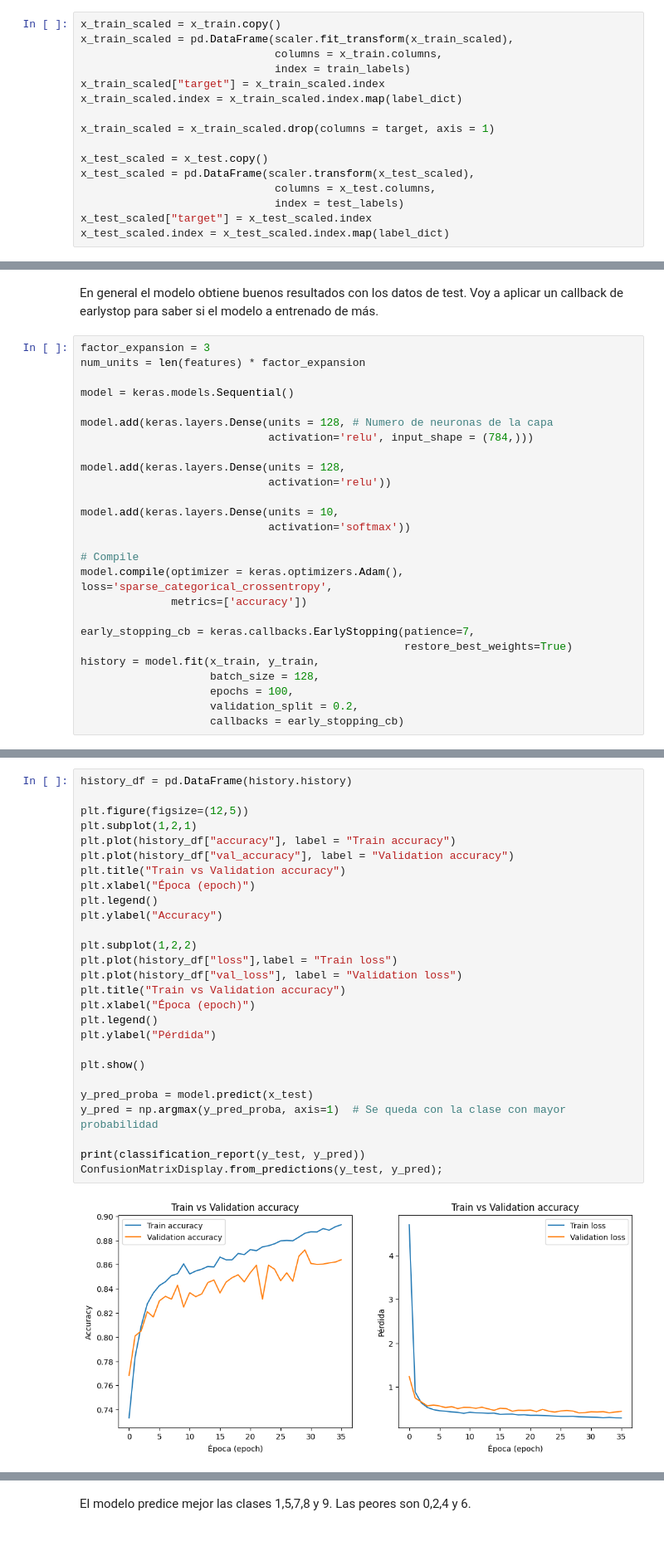
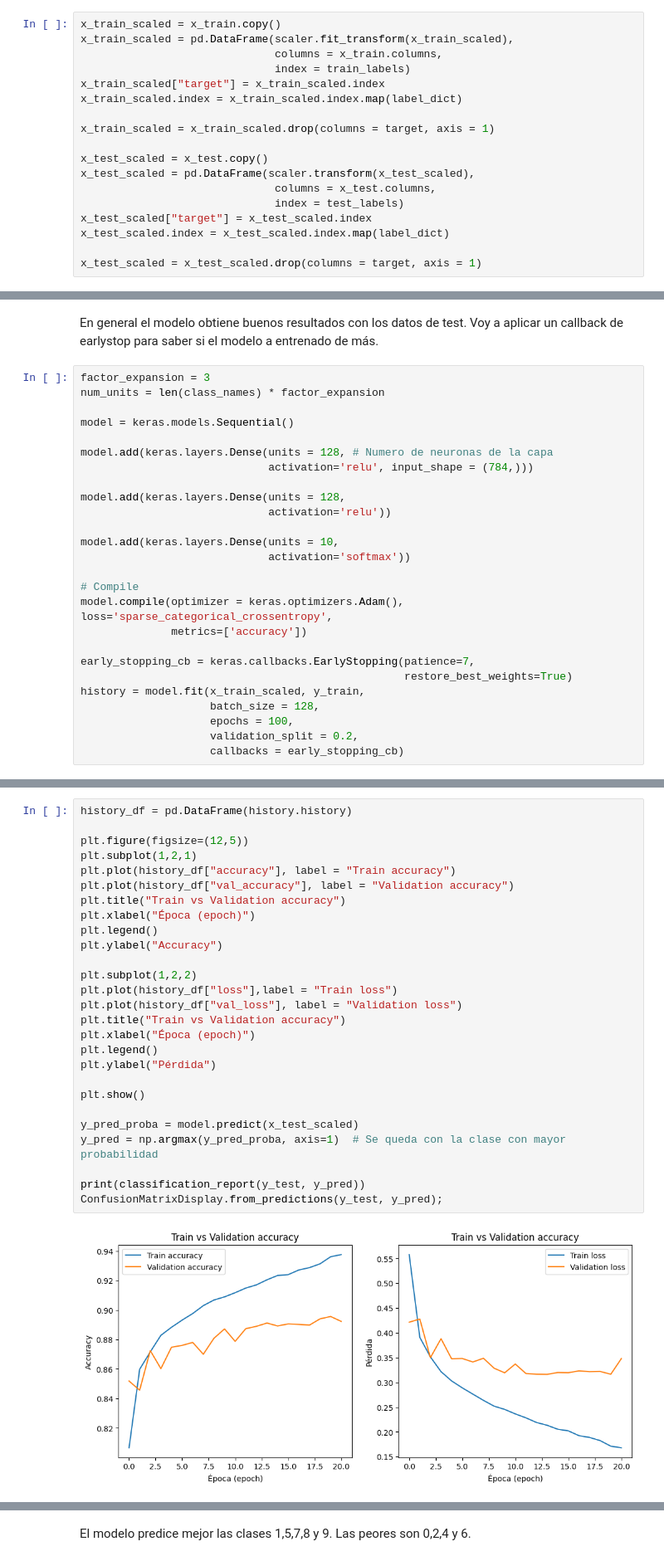
Before and after one commit to jacobo010/ONLINE_DS_THEBRIDGE_jacobo, a Jupyter notebook: Programacion_basica/Sprint16/Unidad_02/Practica_obligatoria/18_Practica_Obligatoria_Introduccion_Keras.ipynb, the cells around one changed output, grey strips where cells are left out. Shown at 83% size. Drawn from its saved outputs; the diff is of its cells as text.

```diff
--- a/Programacion_basica/Sprint16/Unidad_02/Practica_obligatoria/18_Practica_Obligatoria_Introduccion_Keras.ipynb
+++ b/Programacion_basica/Sprint16/Unidad_02/Practica_obligatoria/18_Practica_Obligatoria_Introduccion_Keras.ipynb
@@ -241,6 +237,8 @@ x_test_scaled = pd.DataFrame(scaler.transform(x_test_scaled),
                               index = test_labels)
 x_test_scaled["target"] = x_test_scaled.index
 x_test_scaled.index = x_test_scaled.index.map(label_dict)
+
+x_test_scaled = x_test_scaled.drop(columns = target, axis = 1)
 # %%
 history = model.fit(x_train_scaled, y_train,
                     batch_size = 128,
@@ -321,7 +319,7 @@ array([0., 1., 0., 0., 0., 0., 0., 0., 0., 0.], dtype=float32)
 En general el modelo obtiene buenos resultados con los datos de test. Voy a aplicar un callback de earlystop para saber si el modelo a entrenado de más.
 # %%
 factor_expansion = 3
-num_units = len(features) * factor_expansion
+num_units = len(class_names) * factor_expansion
 
 model = keras.models.Sequential()
 
@@ -340,7 +338,7 @@ model.compile(optimizer = keras.optimizers.Adam(), loss='sparse_categorical_cros
 
 early_stopping_cb = keras.callbacks.EarlyStopping(patience=7,
                                                   restore_best_weights=True)
-history = model.fit(x_train, y_train,
+history = model.fit(x_train_scaled, y_train,
                     batch_size = 128,
                     epochs = 100,
                     validation_split = 0.2,
@@ -367,32 +364,32 @@ Epoch 36/100
 # %%
 history_df = pd.DataFrame(history.history)
 
 plt.figure(figsize=(12,5))
 plt.subplot(1,2,1)
 plt.plot(history_df["accuracy"], label = "Train accuracy")
 plt.plot(history_df["val_accuracy"], label = "Validation accuracy")
 plt.title("Train vs Validation accuracy")
 plt.xlabel("Época (epoch)")
 plt.legend()
 plt.ylabel("Accuracy")
 
 plt.subplot(1,2,2)
 plt.plot(history_df["loss"],label = "Train loss")
 plt.plot(history_df["val_loss"], label = "Validation loss")
 plt.title("Train vs Validation accuracy")
 plt.xlabel("Época (epoch)")
 plt.legend()
 plt.ylabel("Pérdida")
 
 plt.show()
 
-y_pred_proba = model.predict(x_test)
+y_pred_proba = model.predict(x_test_scaled)
 y_pred = np.argmax(y_pred_proba, axis=1)  # Se queda con la clase con mayor probabilidad
 
 print(classification_report(y_test, y_pred))
 ConfusionMatrixDisplay.from_predictions(y_test, y_pred);
 # %% [output]
-[figure, old version]
+[figure, new version]
 313/313 ━━━━━━━━━━━━━━━━━━━━ 0s 1ms/step
               precision    recall  f1-score   support
 
```
Also changed, not shown: parts of 7 cells of this notebook.
